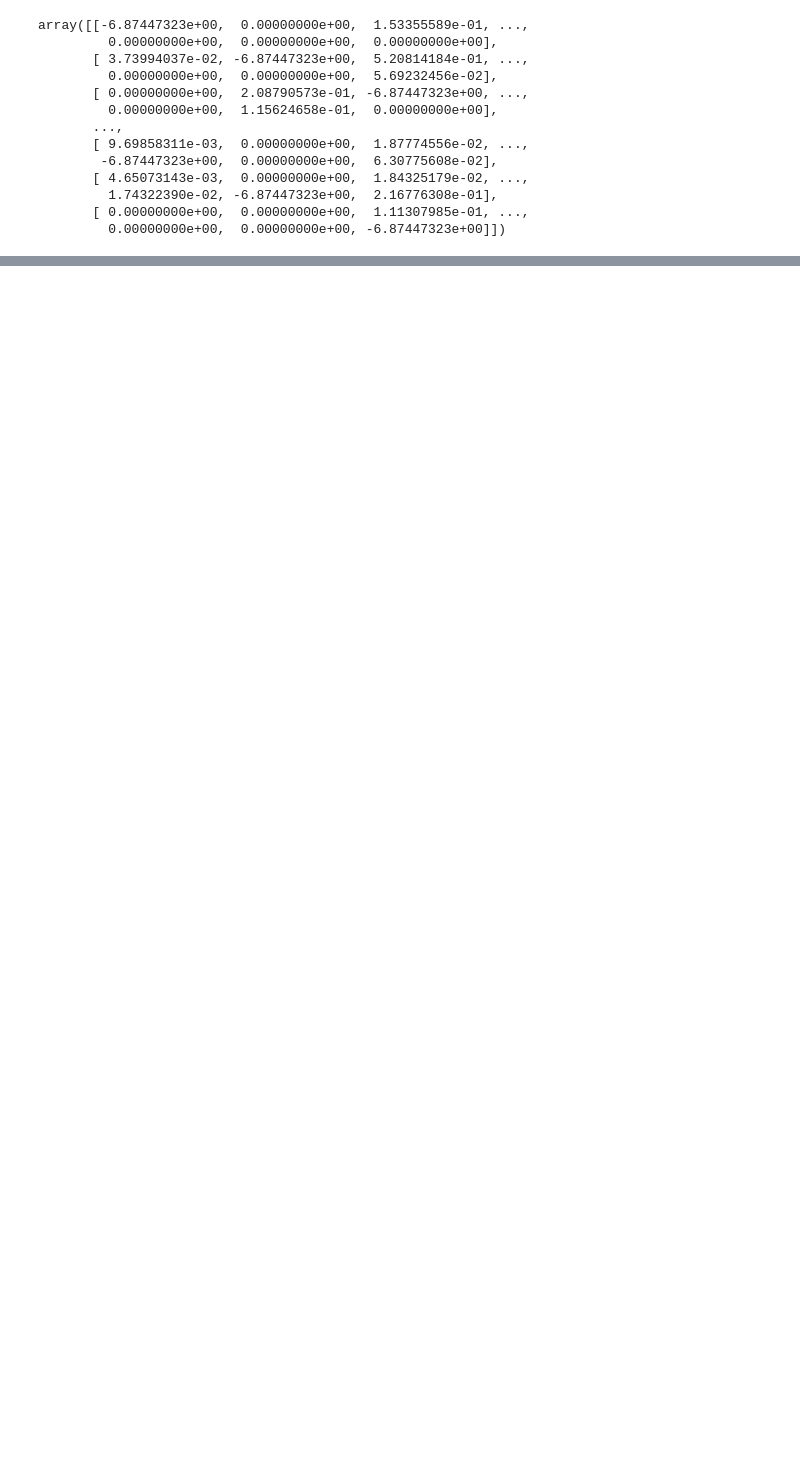
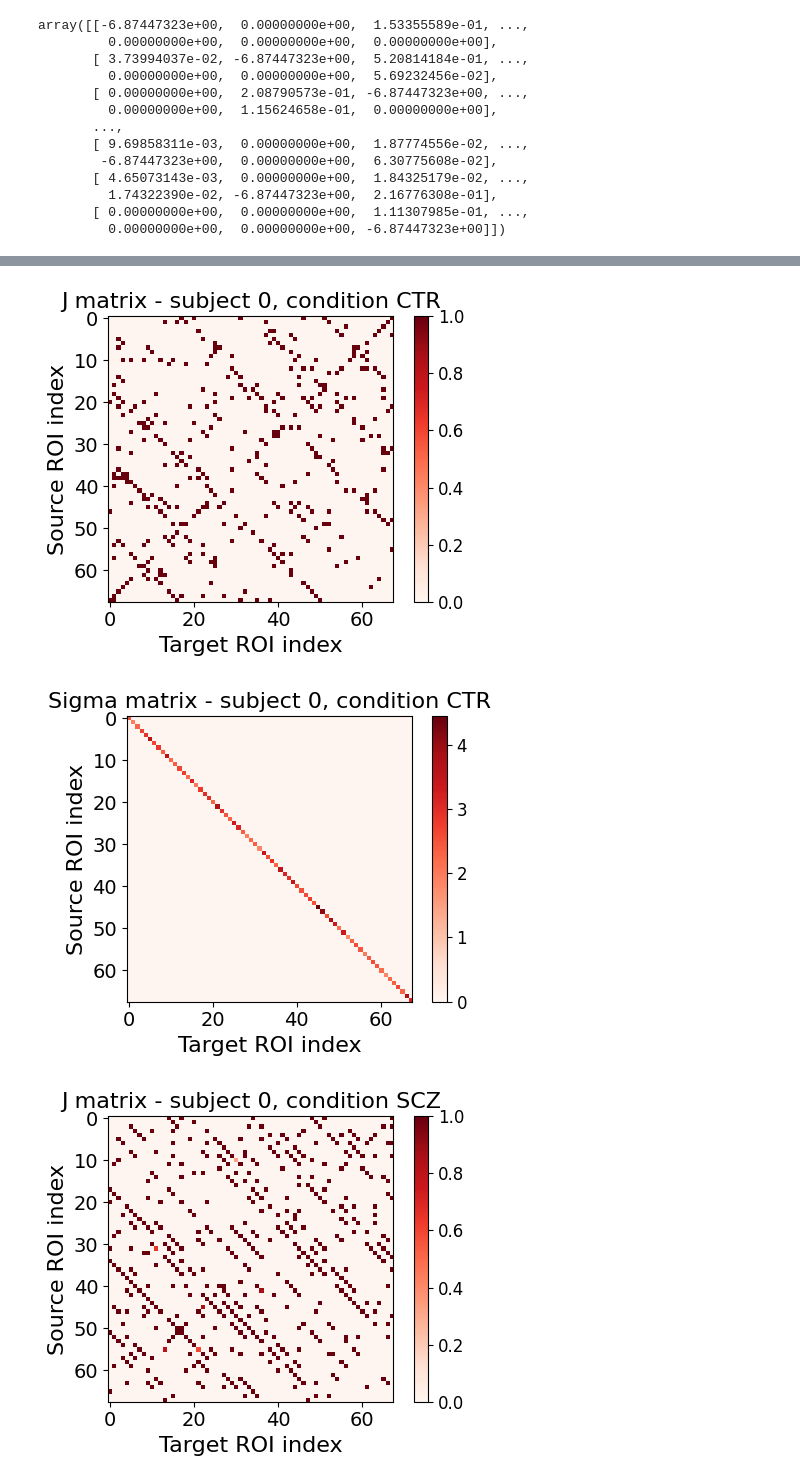
Before and after one commit to brucsk/MOU_scripts, a Jupyter notebook: test_notebook.ipynb, the cells around one changed output, grey strips where cells are left out. Drawn from its saved outputs; the diff is of its cells as text; code cells hidden in the pictures; blank space fills up the shorter version.

```diff
--- a/test_notebook.ipynb
+++ b/test_notebook.ipynb
@@ -718,0 +883,5 @@ array([[-6.87447323e+00,  0.00000000e+00,  1.53355589e-01, ...,
+# %%
+test_run = 1
+
+if test_run:
+    n_sub = 3
@@ -718,0 +1089,8 @@ array([[-6.87447323e+00,  0.00000000e+00,  1.53355589e-01, ...,
+# %%
+# Set n_sub as the number of subjects in the RWW
+if situation_idx == 1:
+    n_sub = n_subjects_RWW
+    n_cond = n_conditions_RWW
+# %%
+# Test: save number of iterations to see if algorithm converged
+iter_mod = np.zeros([n_sub, n_cond], dtype=int)
@@ -718,0 +1318,41 @@ array([[-6.87447323e+00,  0.00000000e+00,  1.53355589e-01, ...,
+# %%
+for i_sub in range(n_sub):
+    for i_cond in range(n_cond):
+        J = J_mod[i_sub, i_cond, :, :]
+        Sigma = Sigma_mod[i_sub, i_cond, :, :]
+        FC0 = FC0_mod[i_sub, i_cond, :, :]
+
+        # Plotting the jacobian for one subject and conditon
+        plt.figure(figsize=(5,4))
+        plt.imshow(np.maximum(J_mod[i_sub,i_cond,:,:],0), cmap='Reds')   # Show only the non-negatives
+        #plt.imshow(J_mod[0,0,:,:], cmap='Reds')   # Show only the non-negatives
+        plt.colorbar()
+        plt.xticks(fontsize=14)
+        plt.yticks(fontsize=14)
+        plt.title(f"J matrix - subject {i_sub}, condition {conds[i_cond]}", fontsize=16)
+        plt.xlabel('Target ROI index', fontsize=16)
+        plt.ylabel('Source ROI index', fontsize=16)
+        plt.tight_layout()
+        #plt.savefig(res_dir+'example_EC.eps', format='eps')
+        # Save figure
+        fig_path = os.path.join(presentation_figs_dir, f'MOU_J_{situations[situation_idx]}_sub{i_sub}_cond{conds[i_cond]}.{graph_format}')
+        plt.savefig(fig_path, dpi=300)
+
+        ## Plotting sigma for one subject and condition
+        plt.figure(figsize=(5,4))
+        #plt.imshow(np.maximum(Sigma_mod[0,0,:,:],0), cmap='Reds')   # Show only the non-negatives
+        plt.imshow(Sigma_mod[i_sub,i_cond,:,:], cmap='Reds')   # Show only the non-negatives
+        plt.colorbar()
+        plt.xticks(fontsize=14)
+        plt.yticks(fontsize=14)
+        plt.title(f"Sigma matrix - subject {i_sub}, condition {conds[i_cond]}", fontsize=16)
+        plt.xlabel('Target ROI index', fontsize=16)
+        plt.ylabel('Source ROI index', fontsize=16)
+        plt.tight_layout()
+        # Save figure
+        fig_path = os.path.join(presentation_figs_dir, f'MOU_Sigma_{situations[situation_idx]}_sub{i_sub}_cond{conds[i_cond]}.{graph_format}')
+        plt.savefig(fig_path, dpi=300)
+# %% [output]
+[figure, added]
+[figure, added]
+[figure, added]
```
Also changed, not shown: parts of 28 cells of this notebook.
